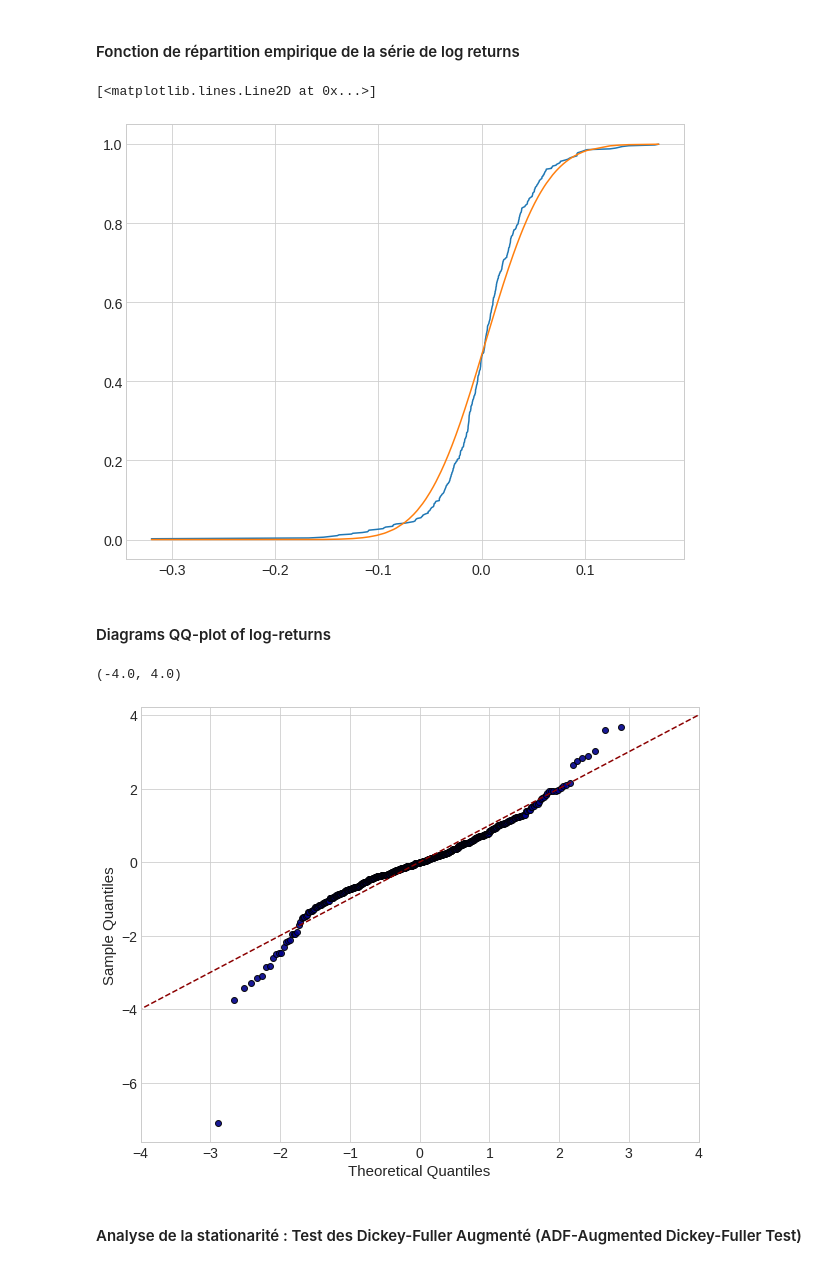
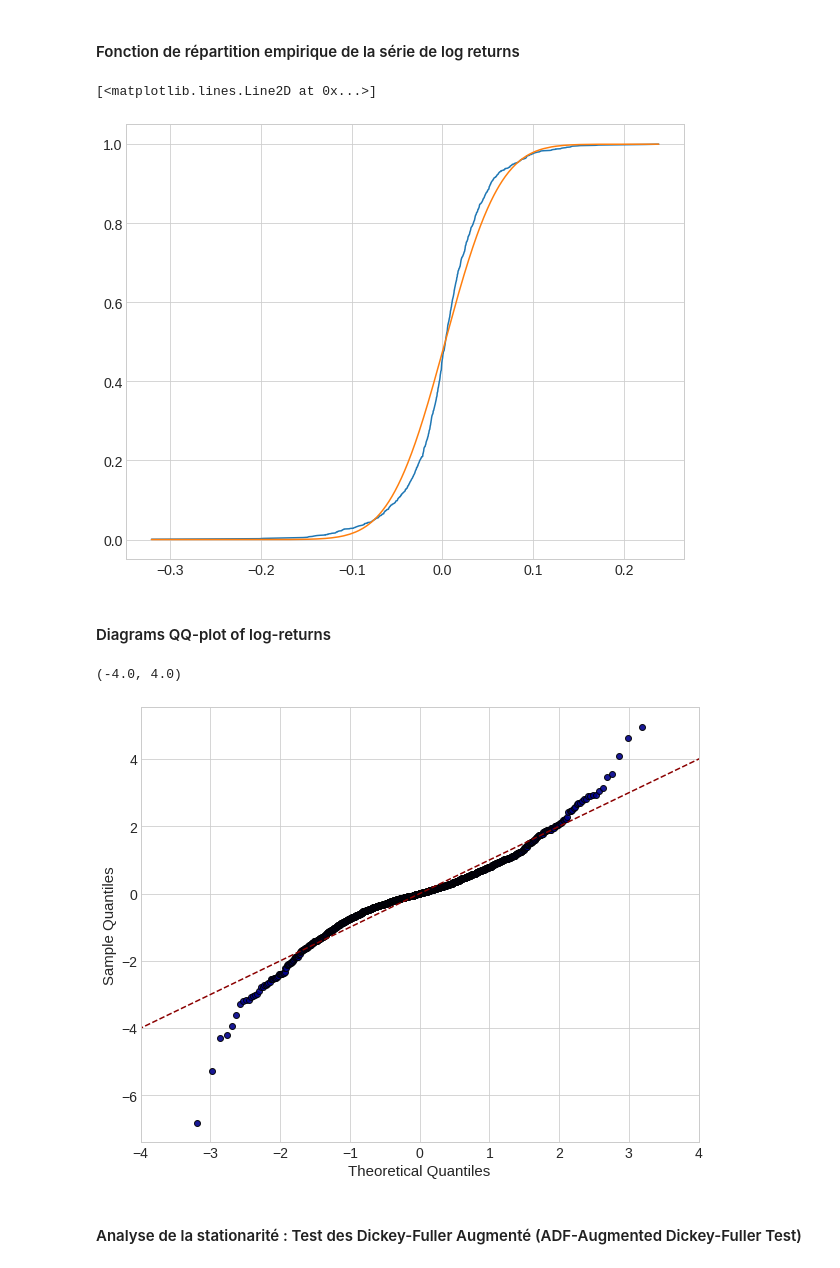
Before and after one commit to S1405V2/RepoProjectDS, a Jupyter notebook: Charles-Travail de modelisation .ipynb, the cells around one changed output. Cells and saved outputs as stored; diff of their text form; code cells hidden in the pictures.

```diff
--- a/Charles-Travail de modelisation .ipynb
+++ b/Charles-Travail de modelisation .ipynb
@@ -67,9 +65,9 @@ vol
 devise
 Unnamed: 7
 # %%
-BTC=BTC['2020-01-01':].copy()
+BTC_1=BTC['2017-01-01':].copy()
 # %%
-Close = BTC['clot']
+Close = BTC_1['clot']
 # %%
 Close.plot(color='darkblue', label='Cours de fermeture')
 plt.ylabel('Fermeture', fontdict={'weight':'bold'})
@@ -171,23 +168,23 @@ p = stats.norm.fit(lrets_train)
 # %%
 from statsmodels.distributions.empirical_distribution import ECDF
-ecdf = ECDF(lrets_train)
+ecdf = ECDF(logrets)
 x = ecdf.x
 plt.plot(x, ecdf.y)
 plt.plot(x, stats.norm.cdf(x, *p))
 # %% [output]
 [<matplotlib.lines.Line2D at 0x...>]
-[figure, old version]
+[figure, new version]
 # %% [markdown]
 #### Diagrams QQ-plot of log-returns
 # %%
 import statsmodels.api as sm
-pp = sm.ProbPlot(lrets_train, fit=True)
+pp = sm.ProbPlot(logrets, fit=True)
 qq = pp.qqplot(marker='o', markerfacecolor='darkblue', markeredgecolor='k', alpha=0.9)
 sm.qqline(qq.axes[0], line='45', color='darkred', linestyle='dashed')
 plt.xlim((-4,4))
 # %% [output]
 (-4.0, 4.0)
-[figure, old version]
+[figure, new version]
 # %% [markdown]
 #### Analyse de la stationarité : Test des Dickey-Fuller Augmenté (ADF-Augmented Dickey-Fuller Test)
 # %% [markdown]
```
Also changed, not shown: parts of 52 cells of this notebook.
